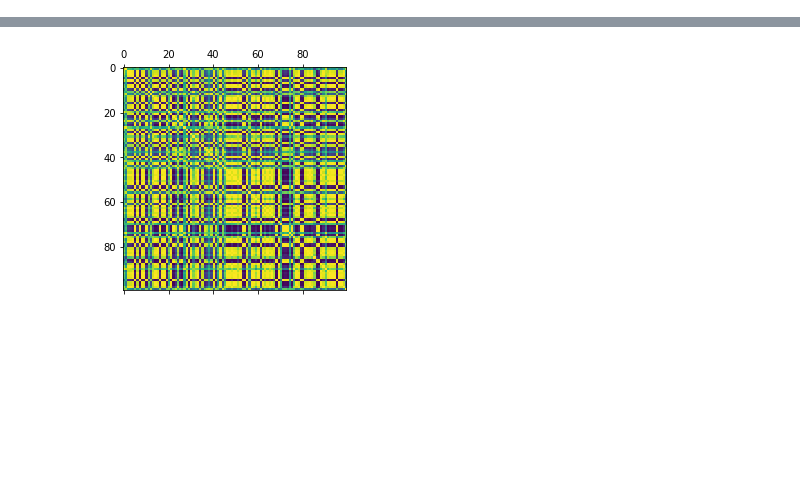
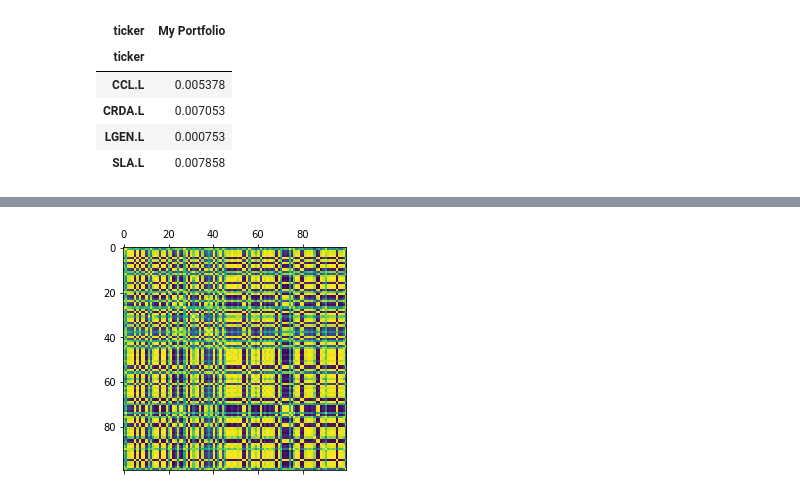
Before and after one commit to ninjananjo/Portfolio-Advisor, a Jupyter notebook: Portfolio Advisor.ipynb, the cells around one changed output, grey strips where cells are left out. Saved outputs shown, nothing was run; the diff lists cells and outputs as text; code cells hidden in the pictures; blank space fills up the shorter version.

```diff
--- a/Portfolio Advisor.ipynb
+++ b/Portfolio Advisor.ipynb
@@ -102,3 +103,4 @@ data
 # %%
-ftse_correlation = data[['ticker','Adj Close']].pivot(columns='ticker', values='Adj Close').corr()
-ftse_correlation
+ftse_correlation = df[['ticker','Adj Close']].pivot(columns='ticker', values='Adj Close').corr()
+asset_recommendations = ftse_correlation[['My Portfolio']]
+ftse_correlation.to_csv('Portfolio_FTSE_correlation.csv')
@@ -124,0 +107,9 @@ ftse_correlation
+# %%
+asset_recommendations[(asset_recommendations['My Portfolio']<0.01)&(asset_recommendations['My Portfolio']>-0.01)]
+# %% [output]
+| ticker | My Portfolio |
+| ticker |  |
+| CCL.L | 0.005378 |
+| CRDA.L | 0.007053 |
+| LGEN.L | 0.000753 |
+| SLA.L | 0.007858 |
```
Also changed, not shown: parts of 13 cells of this notebook, 1 other file.
